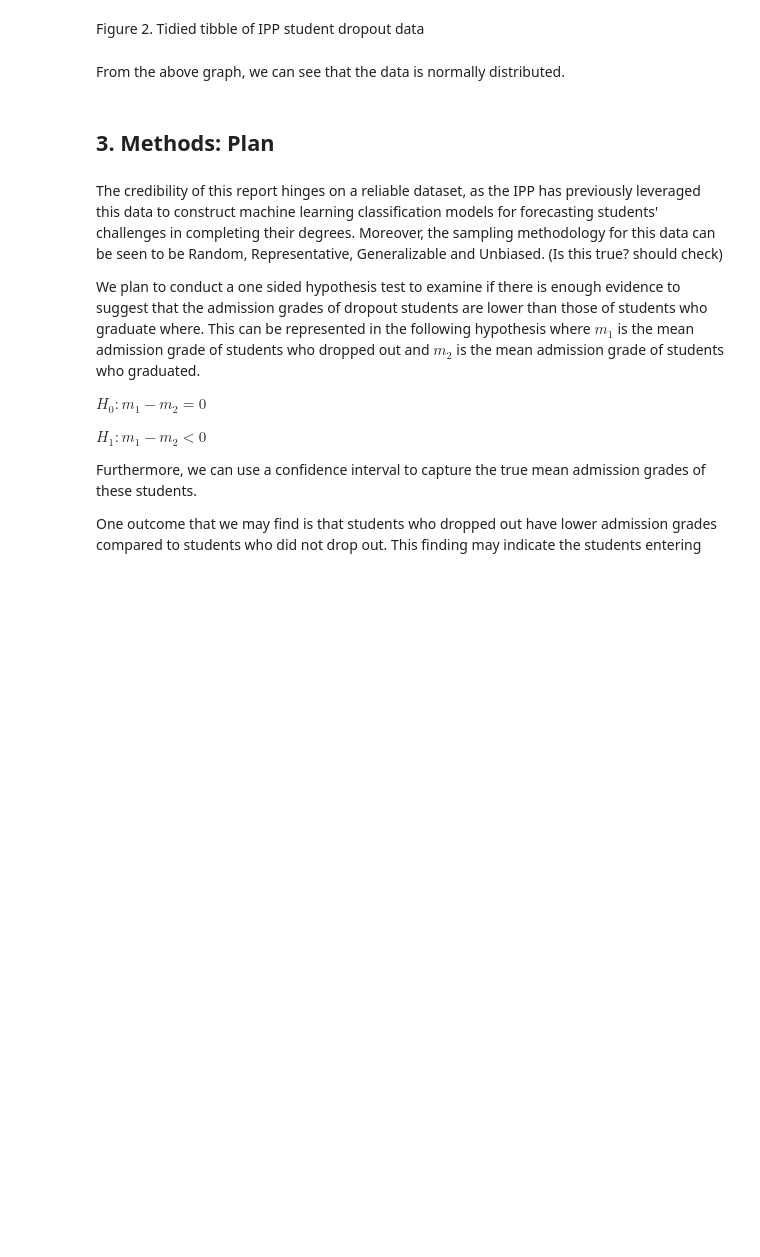
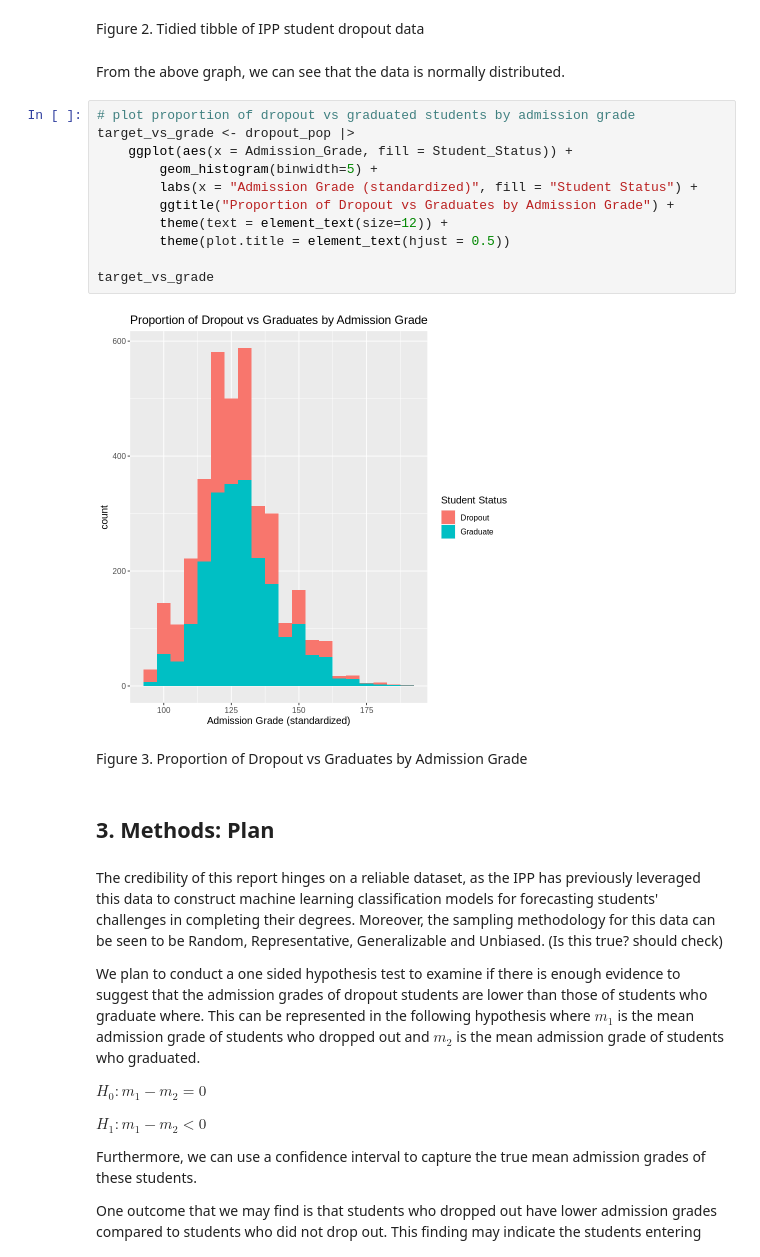
Before and after one commit to yui-ubc/stat-201-2023w1-group-20, a Jupyter notebook: project_proposal.ipynb, the cells around one changed output. Drawn from its saved outputs; the diff is of its cells as text; blank space fills up the shorter version.

```diff
--- a/project_proposal.ipynb
+++ b/project_proposal.ipynb
@@ -156,6 +158,21 @@ distribution
 Figure 2. Tidied tibble of IPP student dropout data
 # %% [markdown]
 From the above graph, we can see that the data is normally distributed.
+# %%
+# plot proportion of dropout vs graduated students by admission grade
+target_vs_grade <- dropout_pop |>
+    ggplot(aes(x = Admission_Grade, fill = Student_Status)) +
+        geom_histogram(binwidth=5) +
+        labs(x = "Admission Grade (standardized)", fill = "Student Status") +
+        ggtitle("Proportion of Dropout vs Graduates by Admission Grade") +
+        theme(text = element_text(size=12)) +
+        theme(plot.title = element_text(hjust = 0.5))
+
+target_vs_grade
+# %% [output]
+[figure, added]
+# %% [markdown]
+Figure 3. Proportion of Dropout vs Graduates by Admission Grade
 # %% [markdown]
 ## 3. Methods: Plan
 # %% [markdown]
```
Also changed, not shown: parts of 6 cells of this notebook.
